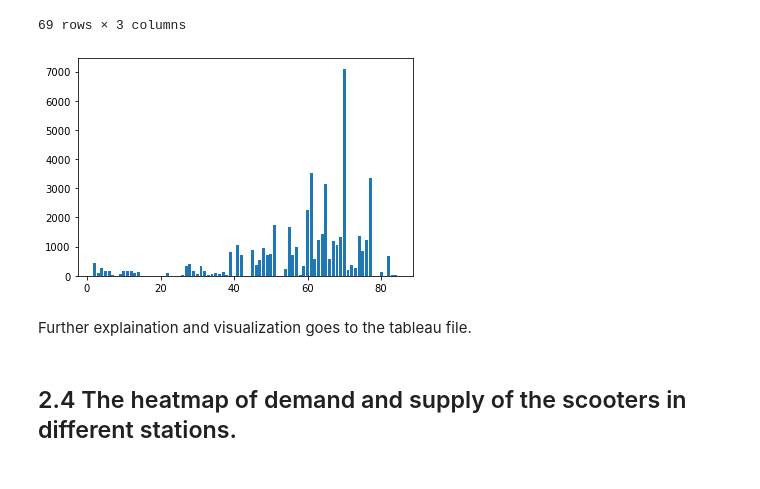
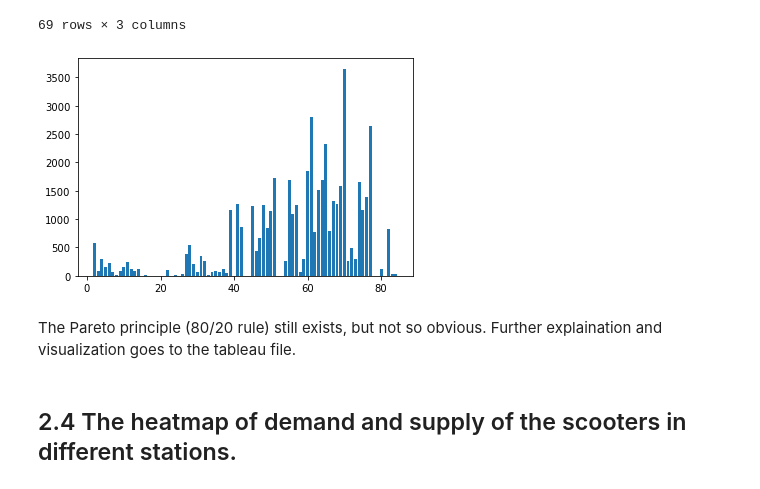
Before and after one commit to YingxuH/DataAnalyticsTasks, a Jupyter notebook: Grab/analysis.ipynb, the cells around one changed output. Saved outputs shown, nothing was run; the diff lists cells and outputs as text; code cells hidden in the pictures.

```diff
--- a/Grab/analysis.ipynb
+++ b/Grab/analysis.ipynb
@@ -177,12 +156,12 @@ df_end_station
 | San Mateo County Center | 23 | 2 | 0.000041 |
 69 rows × 3 columns
 # %%
-plt.bar(df_end_station['End Terminal'], df_start_station['Trip ID'], align='center')
+plt.bar(df_end_station['End Terminal'], df_end_station['Trip ID'], align='center')
 plt.show()
 # %% [output]
-[figure, old version]
+[figure, new version]
 # %% [markdown]
-Further explaination and visualization goes to the tableau file.
+The Pareto principle (80/20 rule) still exists, but not so obvious. Further explaination and visualization goes to the tableau file.
 # %% [markdown]
 ## 2.4 The heatmap of demand and supply of the scooters in different stations.
 # %% [markdown]
```
Also changed, not shown: parts of 17 cells of this notebook.
